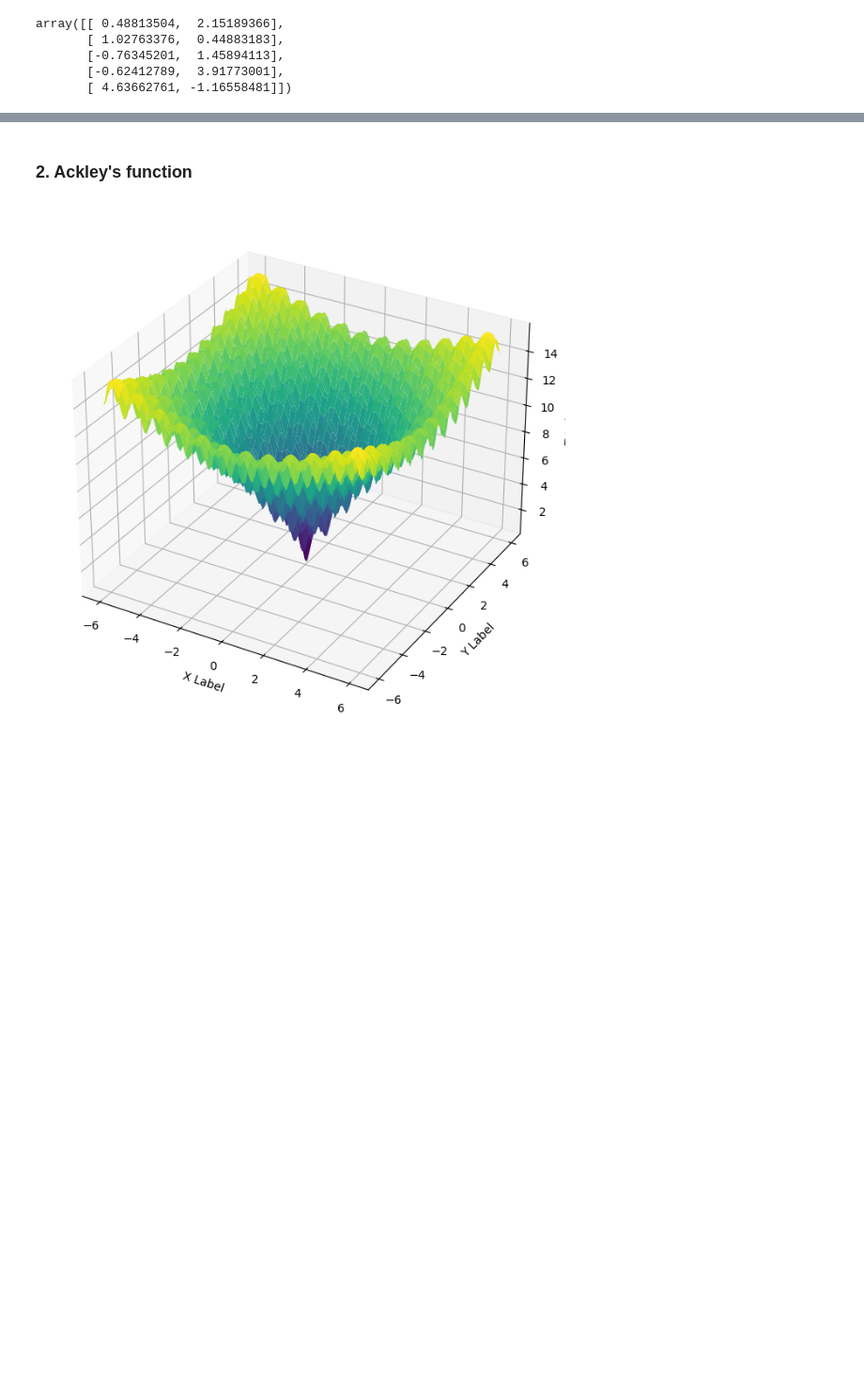
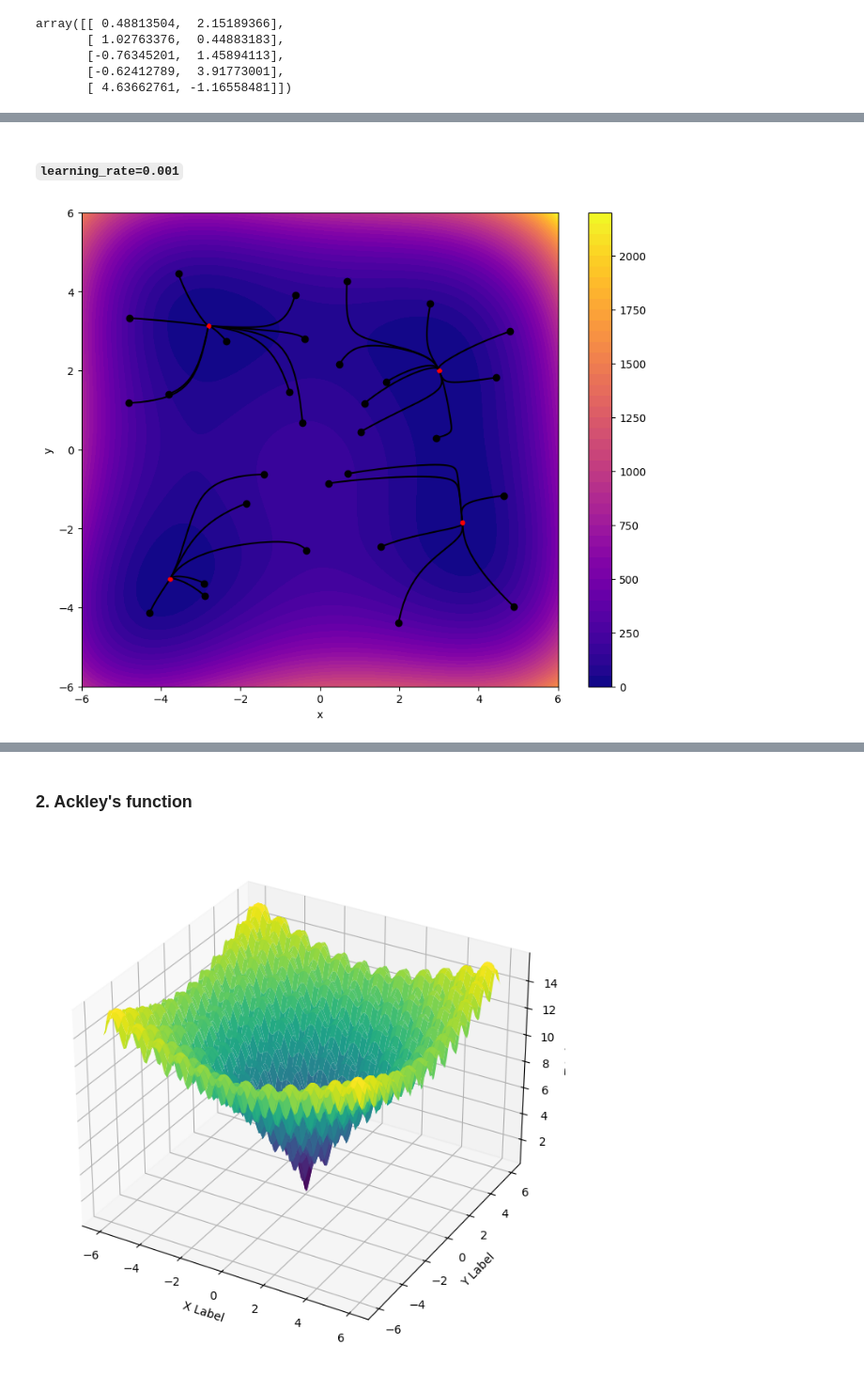
Before and after one commit to pgrzankowski/introduction-to-ai, a Jupyter notebook: simple-gradient-method.ipynb, the cells around one changed output, grey strips where cells are left out. Shown at 94% size. Saved outputs shown, nothing was run; the diff lists cells and outputs as text; code cells hidden in the pictures; blank space fills up the shorter version.

```diff
--- a/simple-gradient-method.ipynb
+++ b/simple-gradient-method.ipynb
@@ -118,0 +125,6 @@ plot_contour(himmelblau, starting_points)
+# %% [markdown]
+#### `learning_rate=0.001`
+# %%
+plot_contour(himmelblau, starting_points, learning_rate=0.001, depth=50)
+# %% [output]
+[figure, added]
```
Also changed, not shown: parts of 18 cells of this notebook.
